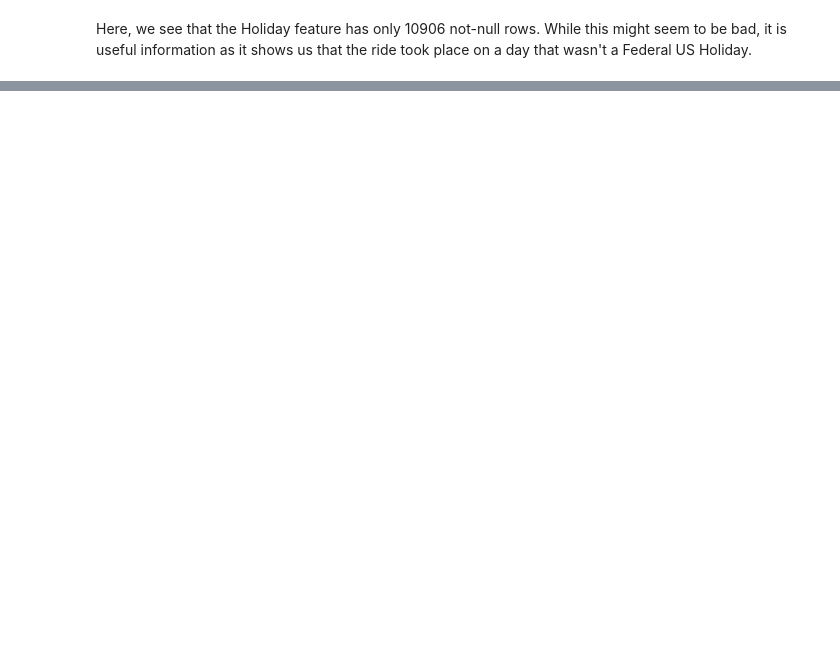
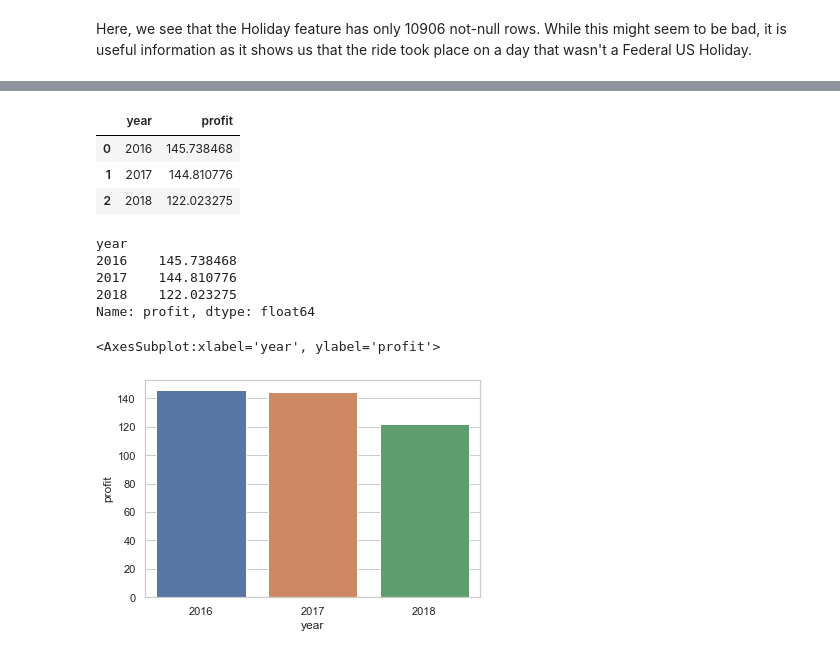
Before and after one commit to udbhavbalaji/G2M-Cab-Investment, a Jupyter notebook: G2M-EDA.ipynb, the cells around one changed output, grey strips where cells are left out. Saved outputs shown, nothing was run; the diff lists cells and outputs as text; code cells hidden in the pictures; blank space fills up the shorter version.

Commit message:
Continued EDA by analyzing yearly profits

```diff
--- a/G2M-EDA.ipynb
+++ b/G2M-EDA.ipynb
@@ -85,0 +112,24 @@ Here, we see that the Holiday feature has only 10906 not-null rows. While this m
+# %%
+profit_by_year = df.groupby('year').profit.mean()
+profit_by_year_df = pd.DataFrame(profit_by_year.values)
+profit_by_year_df['year'] = profit_by_year.index
+profit_by_year_df.columns = ['profit', 'year']
+profit_by_year_df = profit_by_year_df[['year','profit']]
+profit_by_year_df
+# %% [output]
+|  | year | profit |
+| 0 | 2016 | 145.738468 |
+| 1 | 2017 | 144.810776 |
+| 2 | 2018 | 122.023275 |
+# %%
+sns.set_theme(style='whitegrid')
+print(profit_by_year)
+sns.barplot(x='year', y='profit', data = profit_by_year_df)
+# %% [output]
+year
+2016    145.738468
+2017    144.810776
+2018    122.023275
+Name: profit, dtype: float64
+<AxesSubplot:xlabel='year', ylabel='profit'>
+[figure, added]
```
Also changed, not shown: parts of 5 cells of this notebook.
